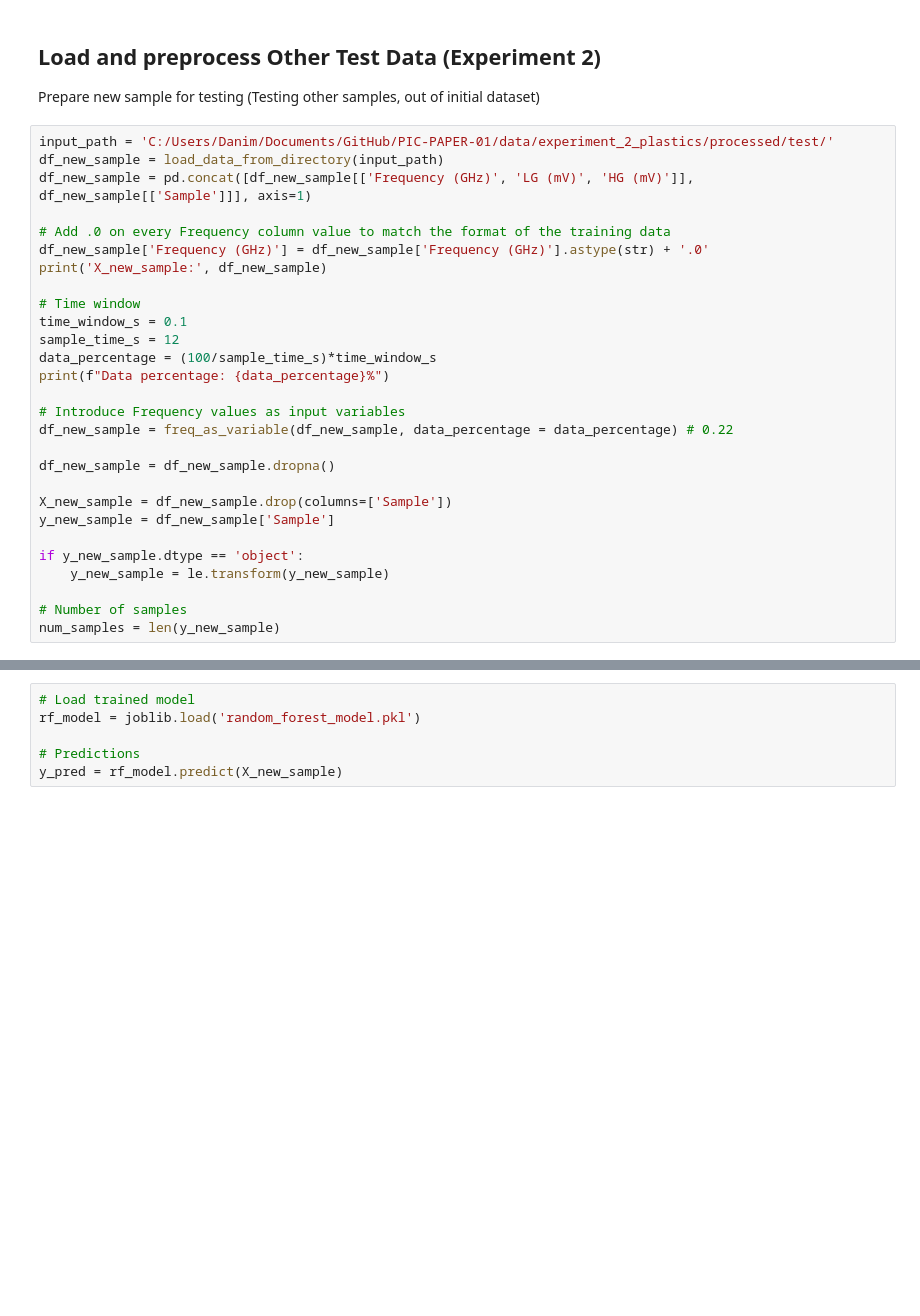
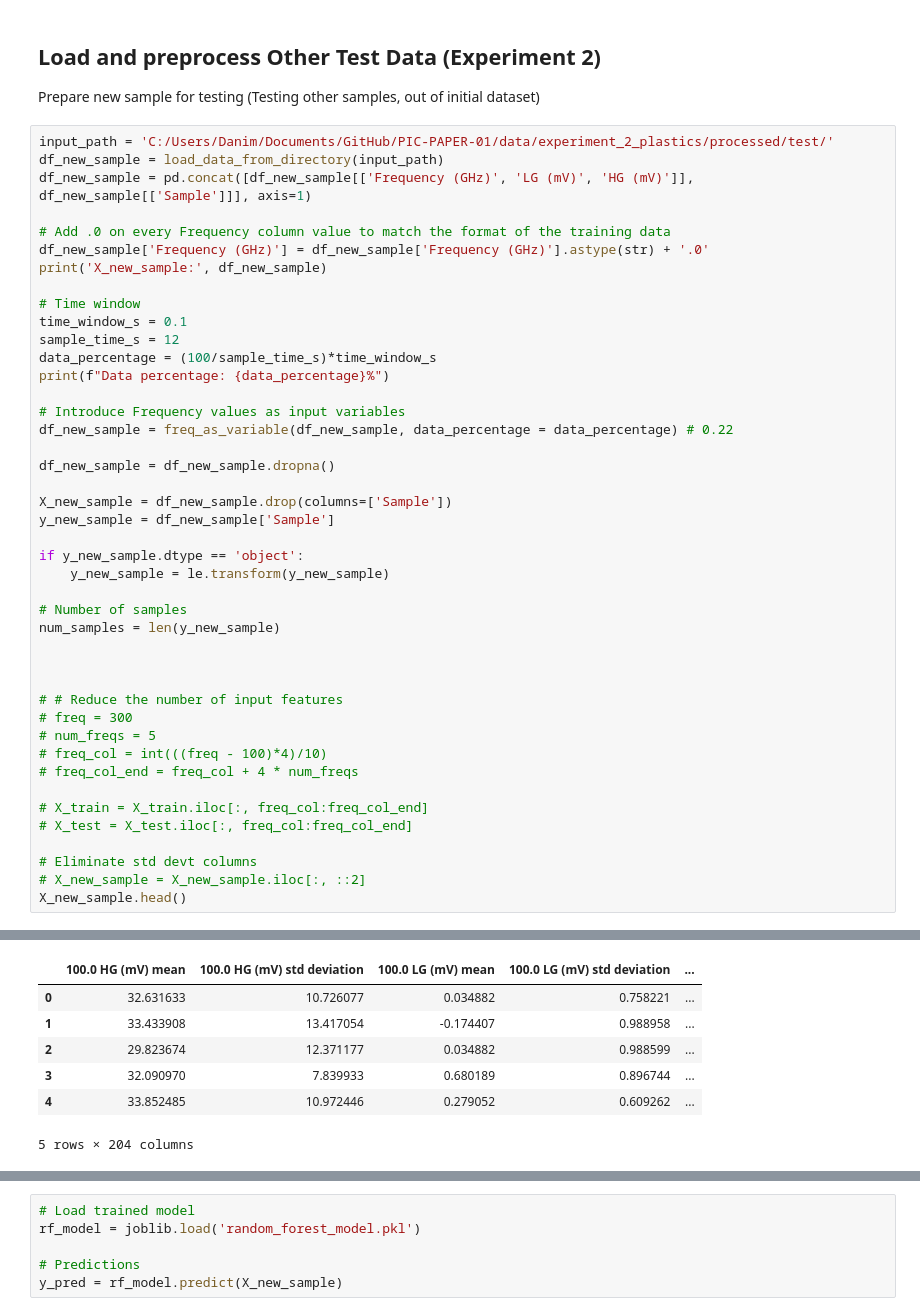
Before and after one commit to danimp94/PLASTICS-THz, a Jupyter notebook: src/scripts/notebook/Freq_Optimizacion_other_models.ipynb, the cells around one changed output, grey strips where cells are left out. Saved outputs shown, nothing was run; the diff lists cells and outputs as text; blank space fills up the shorter version.

```diff
--- a/src/scripts/notebook/Freq_Optimizacion_other_models.ipynb
+++ b/src/scripts/notebook/Freq_Optimizacion_other_models.ipynb
@@ -455,4 +470,19 @@ if y_new_sample.dtype == 'object':
 
 # Number of samples
 num_samples = len(y_new_sample)
+
+
+
+# # Reduce the number of input features
+# freq = 300
+# num_freqs = 5
+# freq_col = int(((freq - 100)*4)/10)
+# freq_col_end = freq_col + 4 * num_freqs
+
+# X_train = X_train.iloc[:, freq_col:freq_col_end]
+# X_test = X_test.iloc[:, freq_col:freq_col_end]
+
+# Eliminate std devt columns
+# X_new_sample = X_new_sample.iloc[:, ::2]
+X_new_sample.head()
 # %% [output]
@@ -473,2 +503,9 @@ X_new_sample:       Frequency (GHz)    LG (mV)    HG (mV) Sample
 Data percentage: 0.8333333333333335%
+|  | 100.0 HG (mV) mean | 100.0 HG (mV) std deviation | 100.0 LG (mV) mean | 100.0 LG (mV) std deviation | ... |
+| 0 | 32.631633 | 10.726077 | 0.034882 | 0.758221 | ... |
+| 1 | 33.433908 | 13.417054 | -0.174407 | 0.988958 | ... |
+| 2 | 29.823674 | 12.371177 | 0.034882 | 0.988599 | ... |
+| 3 | 32.090970 | 7.839933 | 0.680189 | 0.896744 | ... |
+| 4 | 33.852485 | 10.972446 | 0.279052 | 0.609262 | ... |
+5 rows × 204 columns
 # %%
```
Also changed, not shown: parts of 6 cells of this notebook.
